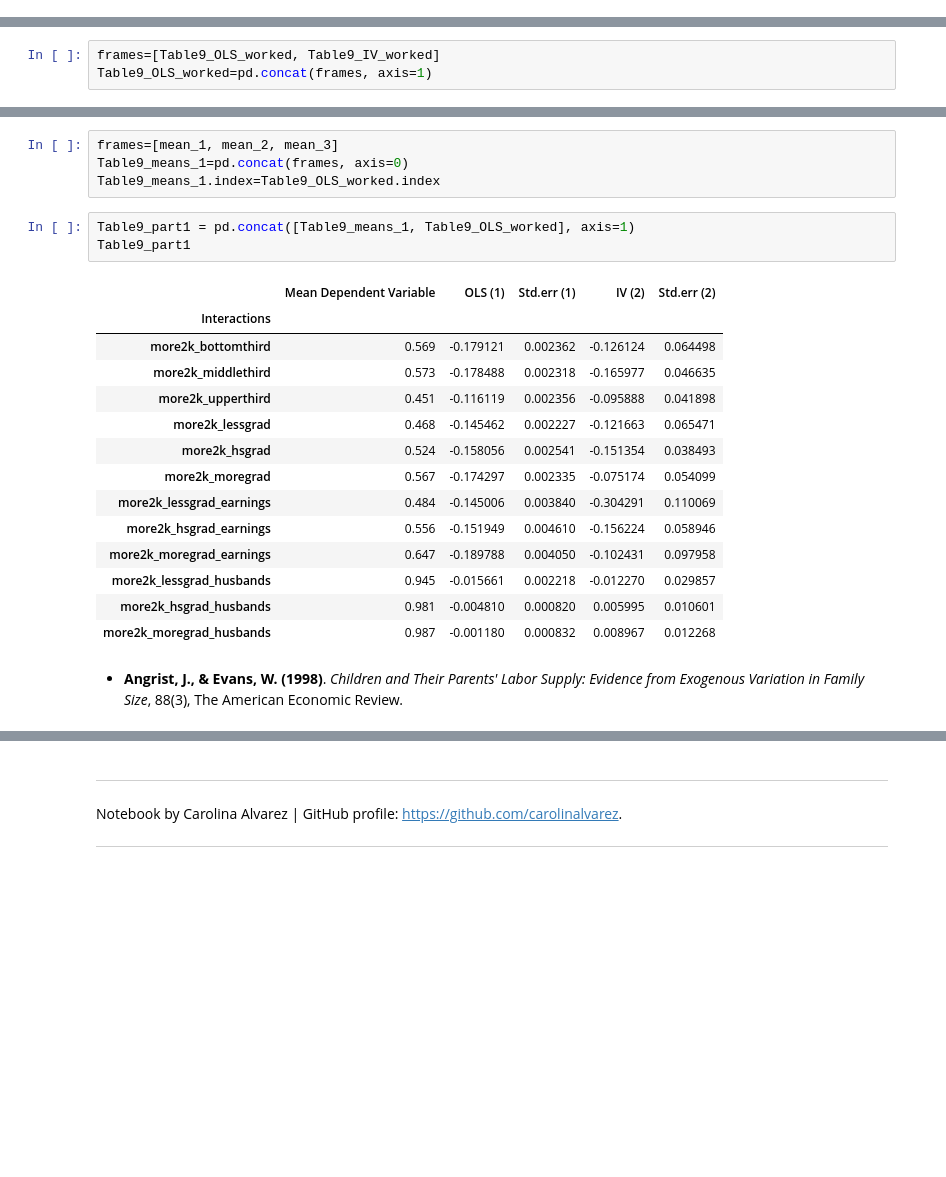
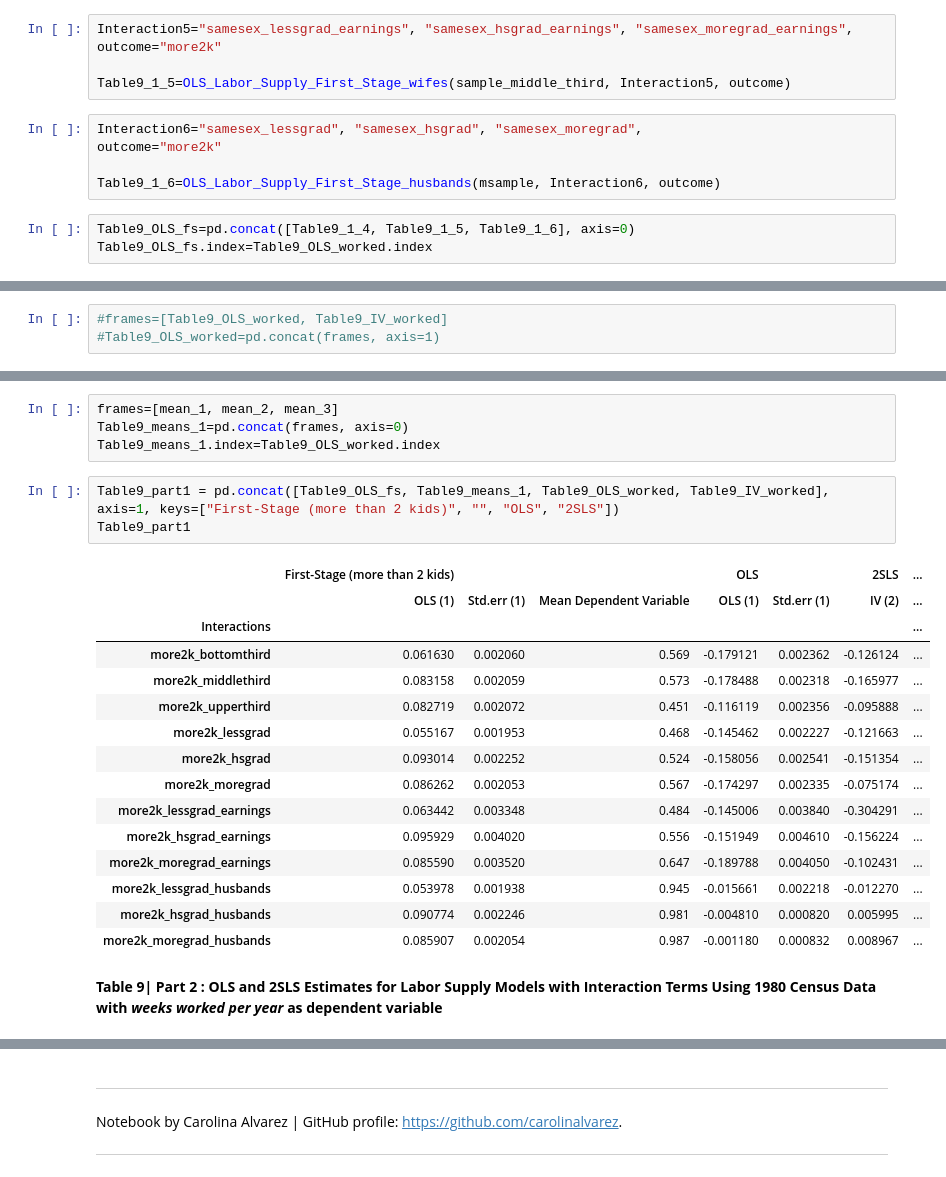
Before and after one commit to carolinalvarez/angrist-and-evans-1998-python, a Jupyter notebook: Angrist_and_Evans_1998.ipynb, the cells around one changed output, grey strips where cells are left out. Cells and saved outputs as stored; diff of their text form; blank space fills up the shorter version.

Commit message:
Table 9 part 2

```diff
--- a/Angrist_and_Evans_1998.ipynb
+++ b/Angrist_and_Evans_1998.ipynb
@@ -904,3 +989,16 @@ sample03["workedd"].mean()
+# %%
+Interaction5="samesex_lessgrad_earnings", "samesex_hsgrad_earnings", "samesex_moregrad_earnings",
+outcome="more2k"
+
+Table9_1_5=OLS_Labor_Supply_First_Stage_wifes(sample_middle_third, Interaction5, outcome)
+# %%
+Interaction6="samesex_lessgrad", "samesex_hsgrad", "samesex_moregrad",
+outcome="more2k"
+
+Table9_1_6=OLS_Labor_Supply_First_Stage_husbands(msample, Interaction6, outcome)
+# %%
+Table9_OLS_fs=pd.concat([Table9_1_4, Table9_1_5, Table9_1_6], axis=0)
+Table9_OLS_fs.index=Table9_OLS_worked.index
 # %%
 def IV_Labor_Supply_Interactions(data, data2, data3, data4, data5, outcome, outcome2):
 
@@ -982,8 +1080,8 @@ Table9_IV_worked=IV_Labor_Supply_Interactions(msample, sample_middle_third, samp
 # %% [markdown]
 **Table 9| Part 1 : OLS and 2SLS Estimates for Labor Supply Models with Interaction Terms Using 1980 Census Data with *Worked for pay* as dependent variable**
 # %%
-frames=[Table9_OLS_worked, Table9_IV_worked]
-Table9_OLS_worked=pd.concat(frames, axis=1)
+#frames=[Table9_OLS_worked, Table9_IV_worked]
+#Table9_OLS_worked=pd.concat(frames, axis=1)
 # %%
 #Samples=["bottom_third", "middle_third", "upper_third"]
 
@@ -1022,22 +1120,23 @@ frames=[mean_1, mean_2, mean_3]
 Table9_means_1=pd.concat(frames, axis=0)
 Table9_means_1.index=Table9_OLS_worked.index
 # %%
-Table9_part1 = pd.concat([Table9_means_1, Table9_OLS_worked], axis=1)
+Table9_part1 = pd.concat([Table9_OLS_fs, Table9_means_1, Table9_OLS_worked, Table9_IV_worked], axis=1, keys=["First-Stage (more than 2 kids)", "", "OLS", "2SLS"])
 Table9_part1
 # %% [output]
-|  | Mean Dependent Variable | OLS (1) | Std.err (1) | IV (2) | Std.err (2) |
-| Interactions |  |  |  |  |  |
-| more2k_bottomthird | 0.569 | -0.179121 | 0.002362 | -0.126124 | 0.064498 |
-| more2k_middlethird | 0.573 | -0.178488 | 0.002318 | -0.165977 | 0.046635 |
-| more2k_upperthird | 0.451 | -0.116119 | 0.002356 | -0.095888 | 0.041898 |
-| more2k_lessgrad | 0.468 | -0.145462 | 0.002227 | -0.121663 | 0.065471 |
-| more2k_hsgrad | 0.524 | -0.158056 | 0.002541 | -0.151354 | 0.038493 |
-| more2k_moregrad | 0.567 | -0.174297 | 0.002335 | -0.075174 | 0.054099 |
-| more2k_lessgrad_earnings | 0.484 | -0.145006 | 0.003840 | -0.304291 | 0.110069 |
-| more2k_hsgrad_earnings | 0.556 | -0.151949 | 0.004610 | -0.156224 | 0.058946 |
-| more2k_moregrad_earnings | 0.647 | -0.189788 | 0.004050 | -0.102431 | 0.097958 |
-| more2k_lessgrad_husbands | 0.945 | -0.015661 | 0.002218 | -0.012270 | 0.029857 |
-| more2k_hsgrad_husbands | 0.981 | -0.004810 | 0.000820 | 0.005995 | 0.010601 |
-| more2k_moregrad_husbands | 0.987 | -0.001180 | 0.000832 | 0.008967 | 0.012268 |
+|  | First-Stage (more than 2 kids) |  |  | OLS |  | 2SLS | ... |
+|  | OLS (1) | Std.err (1) | Mean Dependent Variable | OLS (1) | Std.err (1) | IV (2) | ... |
+| Interactions |  |  |  |  |  |  | ... |
+| more2k_bottomthird | 0.061630 | 0.002060 | 0.569 | -0.179121 | 0.002362 | -0.126124 | ... |
+| more2k_middlethird | 0.083158 | 0.002059 | 0.573 | -0.178488 | 0.002318 | -0.165977 | ... |
+| more2k_upperthird | 0.082719 | 0.002072 | 0.451 | -0.116119 | 0.002356 | -0.095888 | ... |
+| more2k_lessgrad | 0.055167 | 0.001953 | 0.468 | -0.145462 | 0.002227 | -0.121663 | ... |
+| more2k_hsgrad | 0.093014 | 0.002252 | 0.524 | -0.158056 | 0.002541 | -0.151354 | ... |
+| more2k_moregrad | 0.086262 | 0.002053 | 0.567 | -0.174297 | 0.002335 | -0.075174 | ... |
+| more2k_lessgrad_earnings | 0.063442 | 0.003348 | 0.484 | -0.145006 | 0.003840 | -0.304291 | ... |
+| more2k_hsgrad_earnings | 0.095929 | 0.004020 | 0.556 | -0.151949 | 0.004610 | -0.156224 | ... |
+| more2k_moregrad_earnings | 0.085590 | 0.003520 | 0.647 | -0.189788 | 0.004050 | -0.102431 | ... |
+| more2k_lessgrad_husbands | 0.053978 | 0.001938 | 0.945 | -0.015661 | 0.002218 | -0.012270 | ... |
+| more2k_hsgrad_husbands | 0.090774 | 0.002246 | 0.981 | -0.004810 | 0.000820 | 0.005995 | ... |
+| more2k_moregrad_husbands | 0.085907 | 0.002054 | 0.987 | -0.001180 | 0.000832 | 0.008967 | ... |
-# %% [markdown]
-* **Angrist, J., & Evans, W. (1998)**. *Children and Their Parents' Labor Supply: Evidence from Exogenous Variation in Family Size*, 88(3), The American Economic Review.
+# %% [markdown]
+**Table 9| Part 2 : OLS and 2SLS Estimates for Labor Supply Models with Interaction Terms Using 1980 Census Data with *weeks worked per year* as dependent variable**
```
Also changed, not shown: parts of 15 cells of this notebook.
